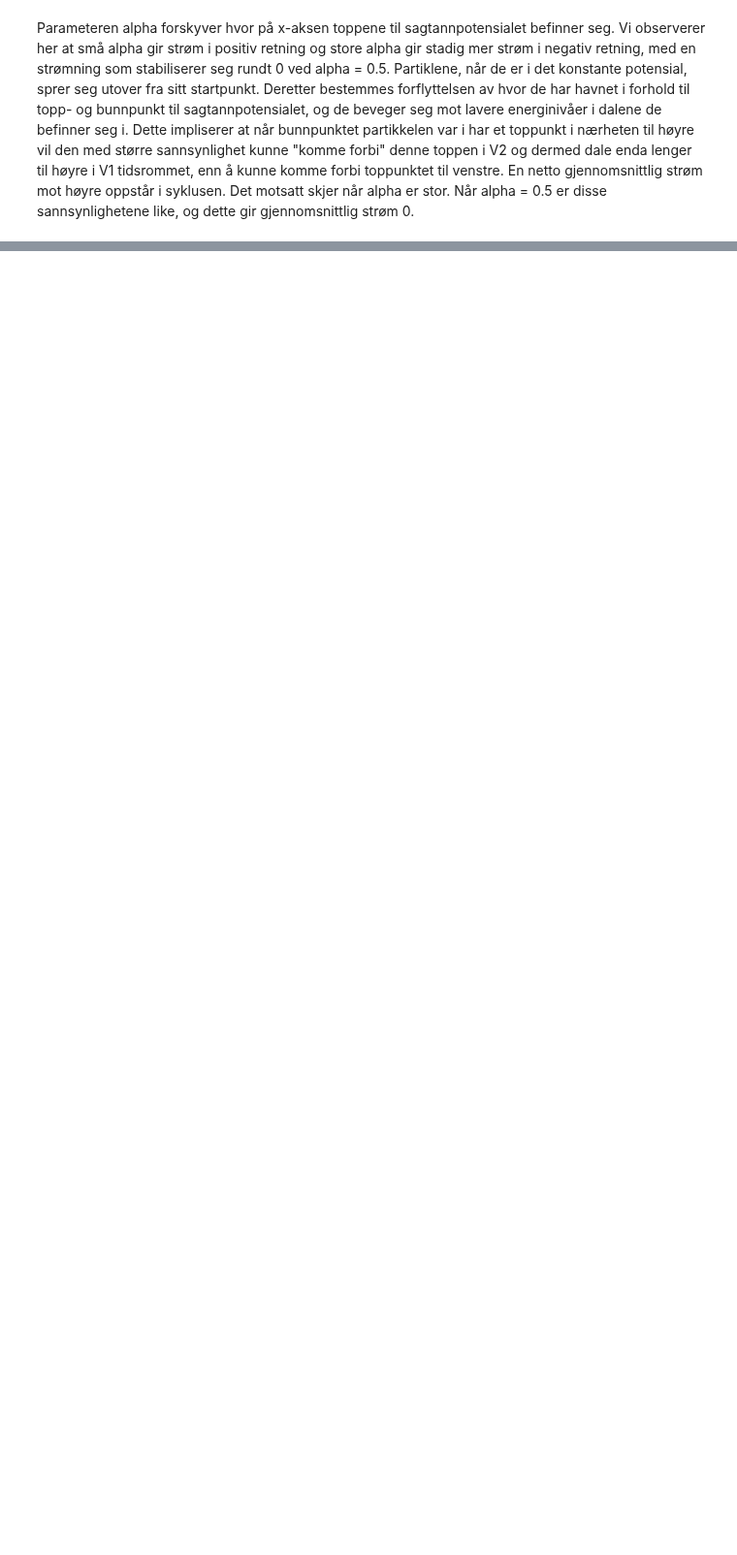
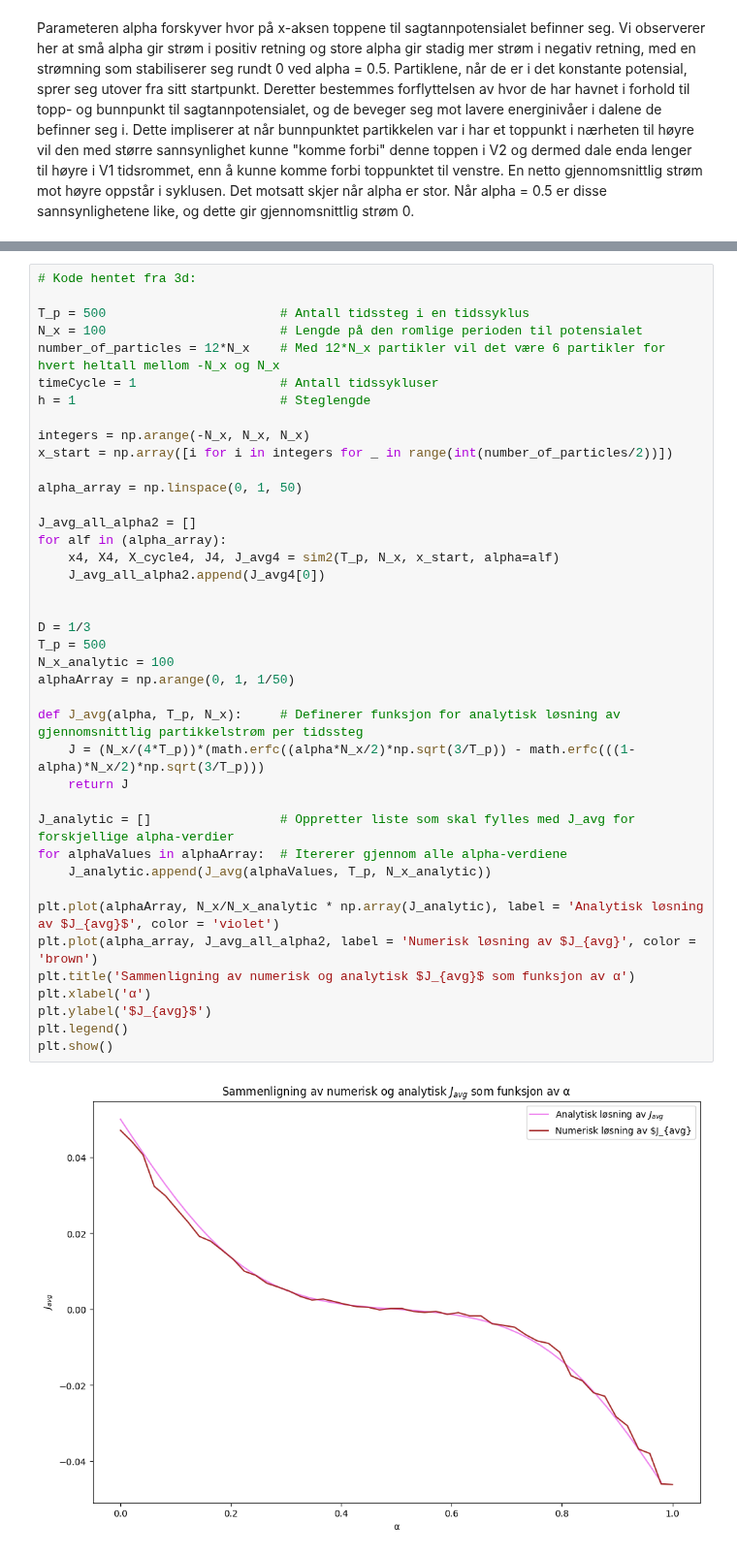
Before and after one commit to marieke-vaske/VitBer-BioFys, a Jupyter notebook: Prosjekt - main.ipynb, the cells around one changed output, grey strips where cells are left out. Shown at 97% size. Cells and saved outputs as stored; diff of their text form; blank space fills up the shorter version.

Commit message:
Kjørt oppgave 4 a) med riktig verdier og lagt inn i main

```diff
--- a/Prosjekt - main.ipynb
+++ b/Prosjekt - main.ipynb
@@ -566,0 +571,42 @@ Parameteren alpha forskyver hvor på x-aksen toppene til sagtannpotensialet bef
+# %%
+# Kode hentet fra 3d:
+
+T_p = 500                       # Antall tidssteg i en tidssyklus
+N_x = 100                       # Lengde på den romlige perioden til potensialet
+number_of_particles = 12*N_x    # Med 12*N_x partikler vil det være 6 partikler for hvert heltall mellom -N_x og N_x
+timeCycle = 1                   # Antall tidssykluser
+h = 1                           # Steglengde
+
+integers = np.arange(-N_x, N_x, N_x)
+x_start = np.array([i for i in integers for _ in range(int(number_of_particles/2))])
+
+alpha_array = np.linspace(0, 1, 50)
+
+J_avg_all_alpha2 = []
+for alf in (alpha_array):
+    x4, X4, X_cycle4, J4, J_avg4 = sim2(T_p, N_x, x_start, alpha=alf)
+    J_avg_all_alpha2.append(J_avg4[0])
+
+
+D = 1/3
+T_p = 500
+N_x_analytic = 100
+alphaArray = np.arange(0, 1, 1/50)
+
+def J_avg(alpha, T_p, N_x):     # Definerer funksjon for analytisk løsning av gjennomsnittlig partikkelstrøm per tidssteg
+    J = (N_x/(4*T_p))*(math.erfc((alpha*N_x/2)*np.sqrt(3/T_p)) - math.erfc(((1-alpha)*N_x/2)*np.sqrt(3/T_p)))
+    return J
+
+J_analytic = []                 # Oppretter liste som skal fylles med J_avg for forskjellige alpha-verdier
+for alphaValues in alphaArray:  # Itererer gjennom alle alpha-verdiene
+    J_analytic.append(J_avg(alphaValues, T_p, N_x_analytic))
+
+plt.plot(alphaArray, N_x/N_x_analytic * np.array(J_analytic), label = 'Analytisk løsning av $J_{avg}$', color = 'violet')
+plt.plot(alpha_array, J_avg_all_alpha2, label = 'Numerisk løsning av $J_{avg}', color = 'brown')
+plt.title('Sammenligning av numerisk og analytisk $J_{avg}$ som funksjon av α')
+plt.xlabel('α')
+plt.ylabel('$J_{avg}$')
+plt.legend()
+plt.show()
+# %% [output]
+[figure, added]
```
Also changed, not shown: parts of 5 cells of this notebook, 1 other file.
